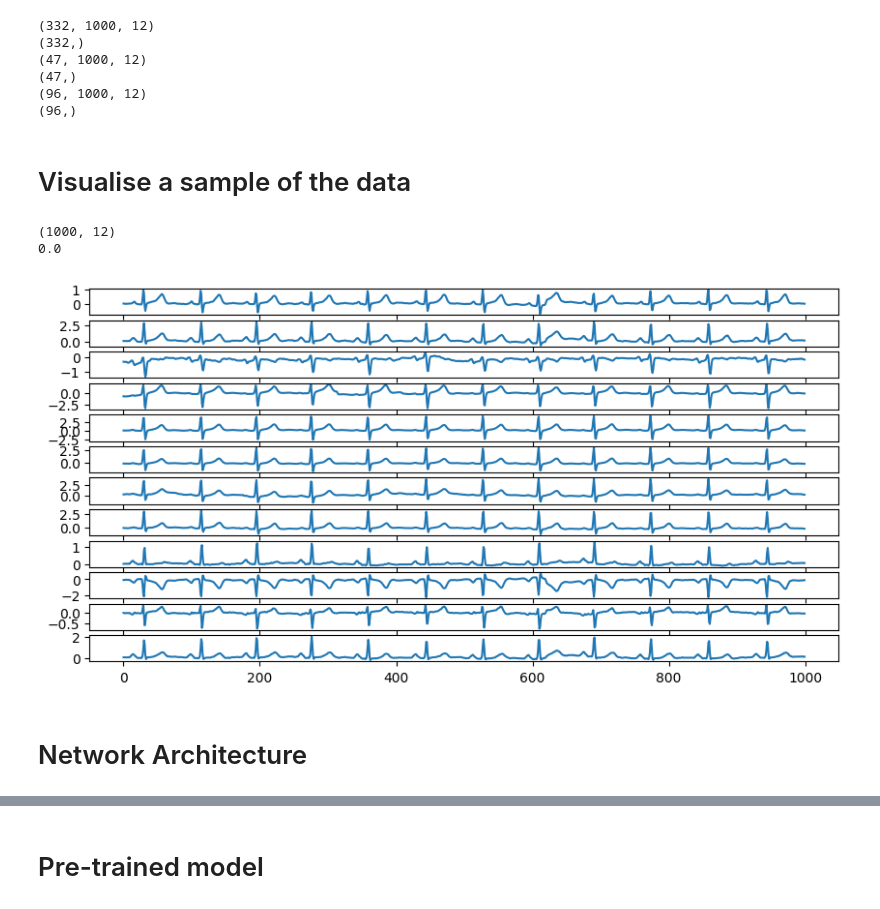
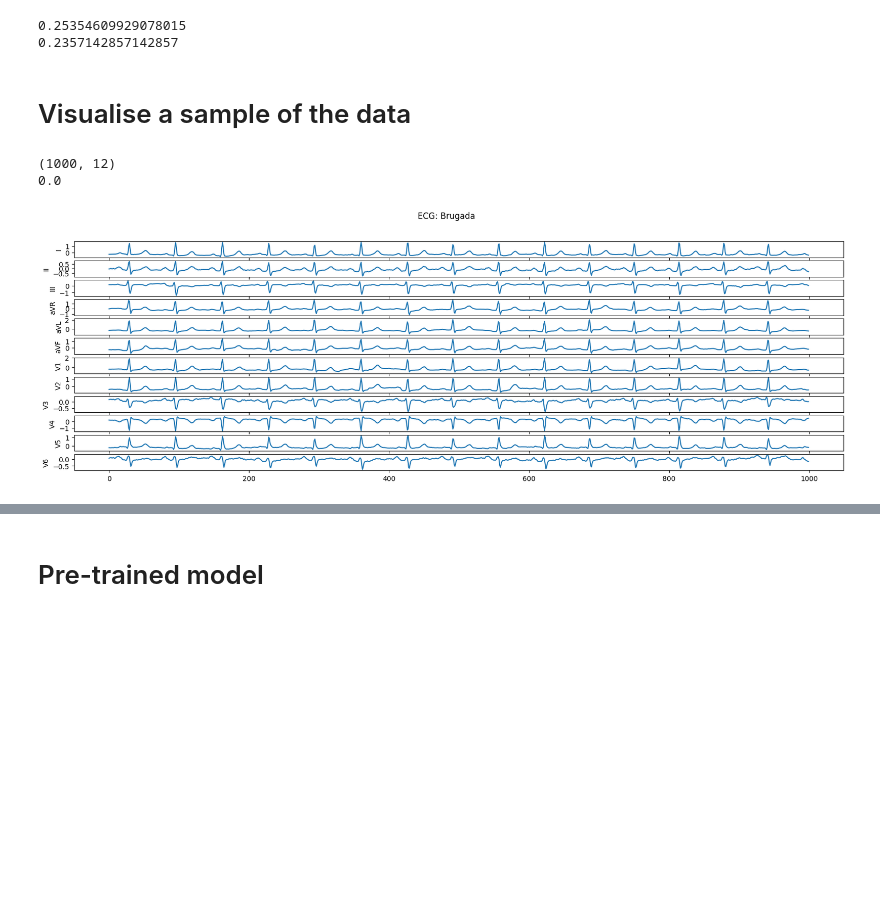
Before and after one commit to raaifhadadi/FYP, a Jupyter notebook: brugada.ipynb, the cells around one changed output, grey strips where cells are left out. Cells and saved outputs as stored; diff of their text form; code cells hidden in the pictures; blank space fills up the shorter version.

```diff
--- a/brugada.ipynb
+++ b/brugada.ipynb
@@ -241,43 +38,27 @@ with np.load(NP_DATA, allow_pickle=True) as data:
-# %%
-from sklearn.preprocessing import StandardScaler
-
-# Normalise data
-X_scaler = StandardScaler()
-X_scaler.fit(X_train.reshape(-1, X_train.shape[-1]))
-
-X_train = X_scaler.transform(X_train.reshape(-1, X_train.shape[-1])).reshape(X_train.shape)
-X_val = X_scaler.transform(X_val.reshape(-1, X_val.shape[-1])).reshape(X_val.shape)
-X_test  = X_scaler.transform(X_test.reshape(-1, X_test.shape[-1])).reshape(X_test.shape)
-# %%
-print(X_train.shape)
-print(y_train.shape)
-print(X_val.shape)
-print(y_val.shape)
-print(X_test.shape)
-print(y_test.shape)
-# %% [output]
-(332, 1000, 12)
-(332,)
-(47, 1000, 12)
-(47,)
-(96, 1000, 12)
-(96,)
+# %%
+# convert RBBB labels to Normal
+Y_train = np.where(Y_train == 1, True, False)
+Y_test = np.where(Y_test == 1, True, False)
+# %%
+# distribution of classes
+print(np.sum(Y_train) / len(Y_train))
+print(np.sum(Y_test)/ len(Y_test))
+# %% [output]
+0.25354609929078015
+0.2357142857142857
 # %% [markdown]
 # Visualise a sample of the data
 # %%
 rand_index = np.random.randint(0, X_train.shape[0])
 rand_sample = X_train[rand_index]
-label = y_train[rand_index]
+label = Y_train[rand_index]
+label_text = Y_train_text[rand_index]
 # rand_sample = Normal_data[0]
 print(rand_sample.shape)
 print(label)
 
-bar, axes = plt.subplots(rand_sample.shape[1], 1, figsize=(10,5))
-for i in range(rand_sample.shape[1]):
-    sns.lineplot(x=np.arange(rand_sample.shape[0]), y=rand_sample[:, i], ax=axes[i])
+dv.plot_12_lead_ecg(rand_sample, label_text)
 # %% [output]
 (1000, 12)
 0.0
-[figure, old version]
+[figure, new version]
-# %% [markdown]
-# Network Architecture
```
Also changed, not shown: parts of 21 cells of this notebook, 7 other files.
